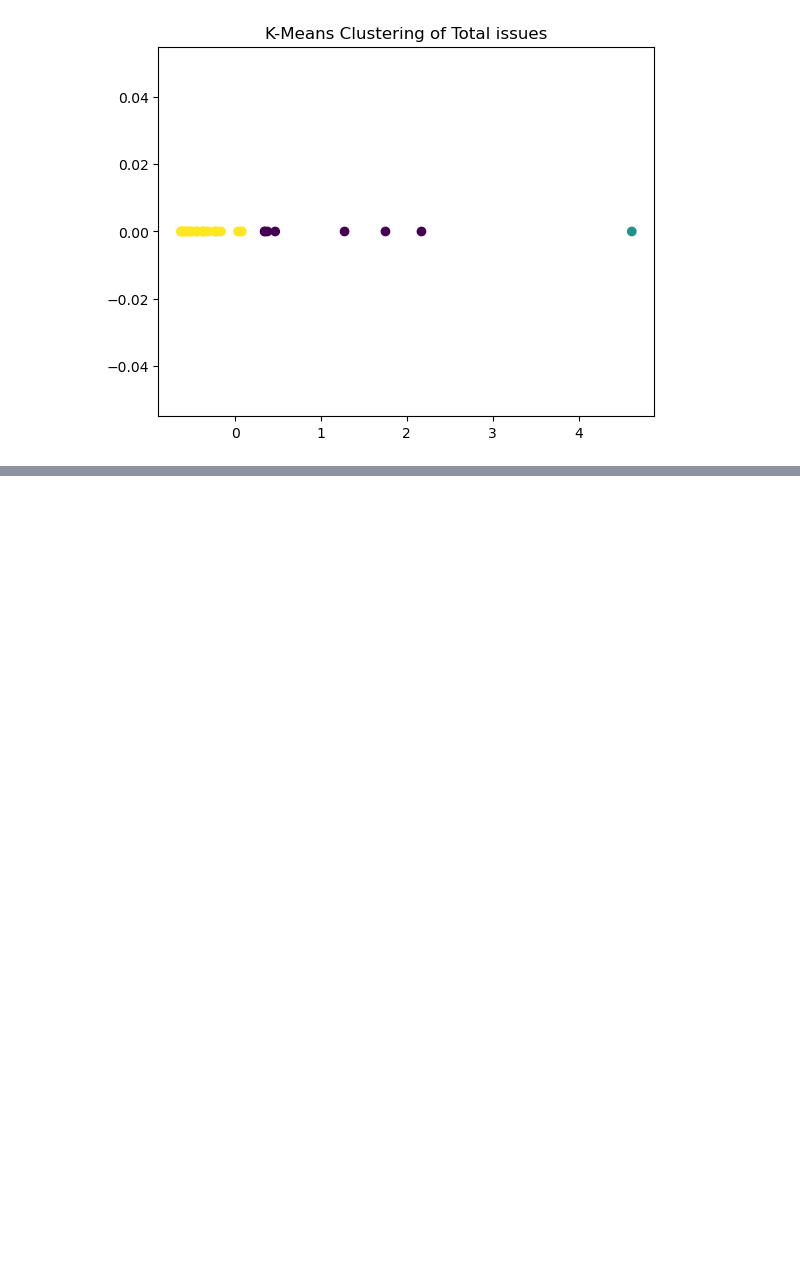
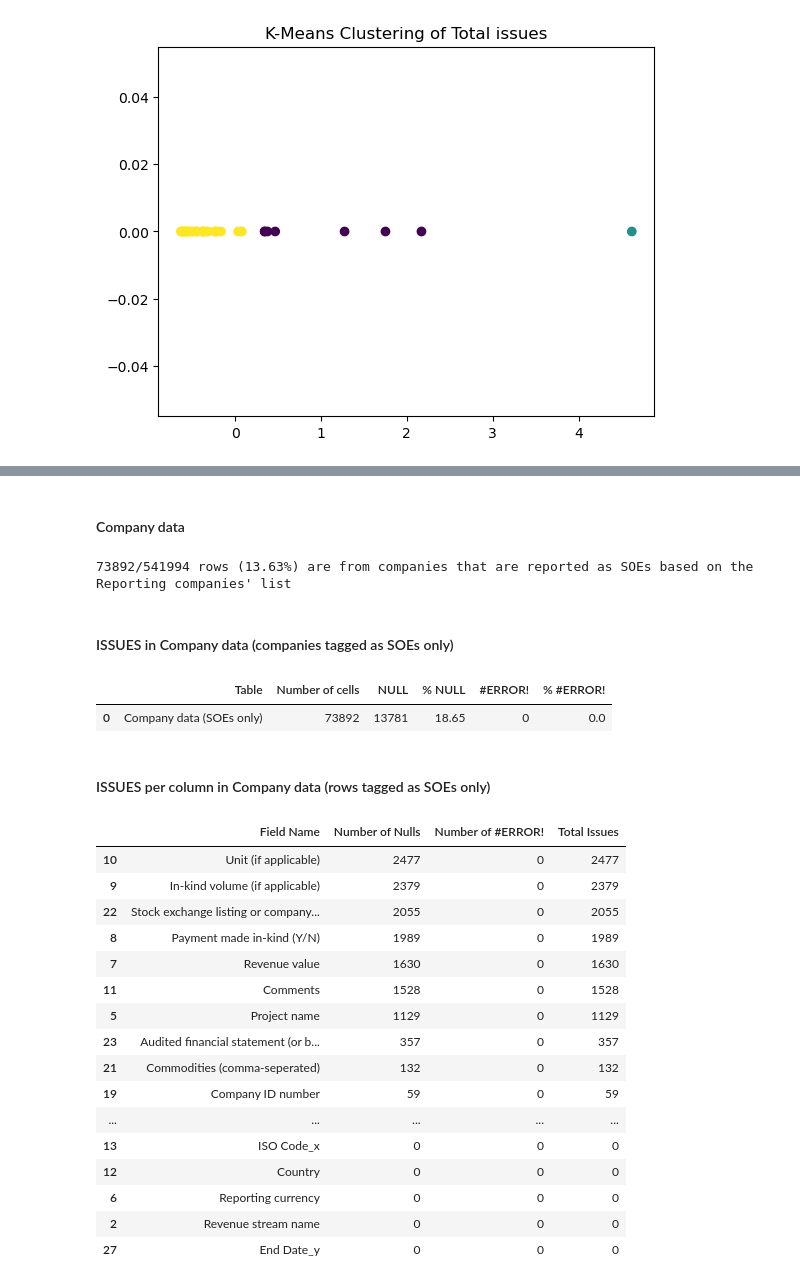
Before and after one commit to civicliteracies/EITI_SDT_data_verification_and_validation, a Jupyter notebook: 01 - Completeness and correctness.ipynb, the cells around one changed output, grey strips where cells are left out. Saved outputs shown, nothing was run; the diff lists cells and outputs as text; code cells hidden in the pictures; blank space fills up the shorter version.

Commit message:
update 01 - added some analysis for rows tagged as SOEs

```diff
--- a/01 - Completeness and correctness.ipynb
+++ b/01 - Completeness and correctness.ipynb
@@ -927,0 +1027,36 @@ plt.show()
+# %% [markdown]
+#### Company data
+# %%
+df_part_5_soe = pd.merge(df_part_5, df_part_3a_soe, left_on=['Company', 'Country', 'Year'], right_on=['Full company name', 'Country', 'Year'], how='inner')
+print(f"{df_part_5_soe.size}/{df_part_5.size} rows ({100*df_part_5_soe.size/df_part_5.size:.2f}%) are from companies that are reported as SOEs based on the Reporting companies' list")
+# %% [output]
+73892/541994 rows (13.63%) are from companies that are reported as SOEs based on the Reporting companies' list
+# %% [markdown]
+#### ISSUES in Company data (companies tagged as SOEs only)
+# %%
+count_number_of_issues("Company data (SOEs only)", df_part_5_soe)
+# %% [output]
+|  | Table | Number of cells | NULL | % NULL | #ERROR! | % #ERROR! |
+| 0 | Company data (SOEs only) | 73892 | 13781 | 18.65 | 0 | 0.0 |
+# %% [markdown]
+#### ISSUES per column in Company data (rows tagged as SOEs only)
+# %%
+display(count_number_of_issues_per_column(df_part_5_soe).sort_values(by="Total Issues", ascending=False))
+# %% [output]
+|  | Field Name | Number of Nulls | Number of #ERROR! | Total Issues |
+| 10 | Unit (if applicable) | 2477 | 0 | 2477 |
+| 9 | In-kind volume (if applicable) | 2379 | 0 | 2379 |
+| 22 | Stock exchange listing or company... | 2055 | 0 | 2055 |
+| 8 | Payment made in-kind (Y/N) | 1989 | 0 | 1989 |
+| 7 | Revenue value | 1630 | 0 | 1630 |
+| 11 | Comments | 1528 | 0 | 1528 |
+| 5 | Project name | 1129 | 0 | 1129 |
+| 23 | Audited financial statement (or b... | 357 | 0 | 357 |
+| 21 | Commodities (comma-seperated) | 132 | 0 | 132 |
+| 19 | Company ID number | 59 | 0 | 59 |
+| ... | ... | ... | ... | ... |
+| 13 | ISO Code_x | 0 | 0 | 0 |
+| 12 | Country | 0 | 0 | 0 |
+| 6 | Reporting currency | 0 | 0 | 0 |
+| 2 | Revenue stream name | 0 | 0 | 0 |
+| 27 | End Date_y | 0 | 0 | 0 |
```
Also changed, not shown: parts of 12 cells of this notebook.
